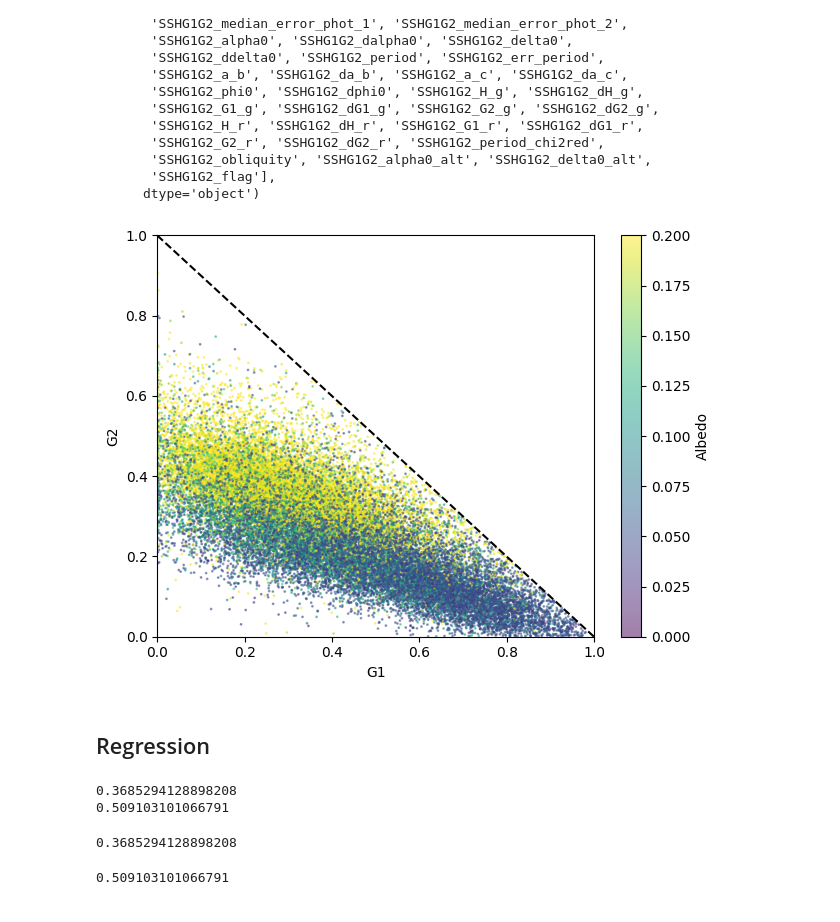
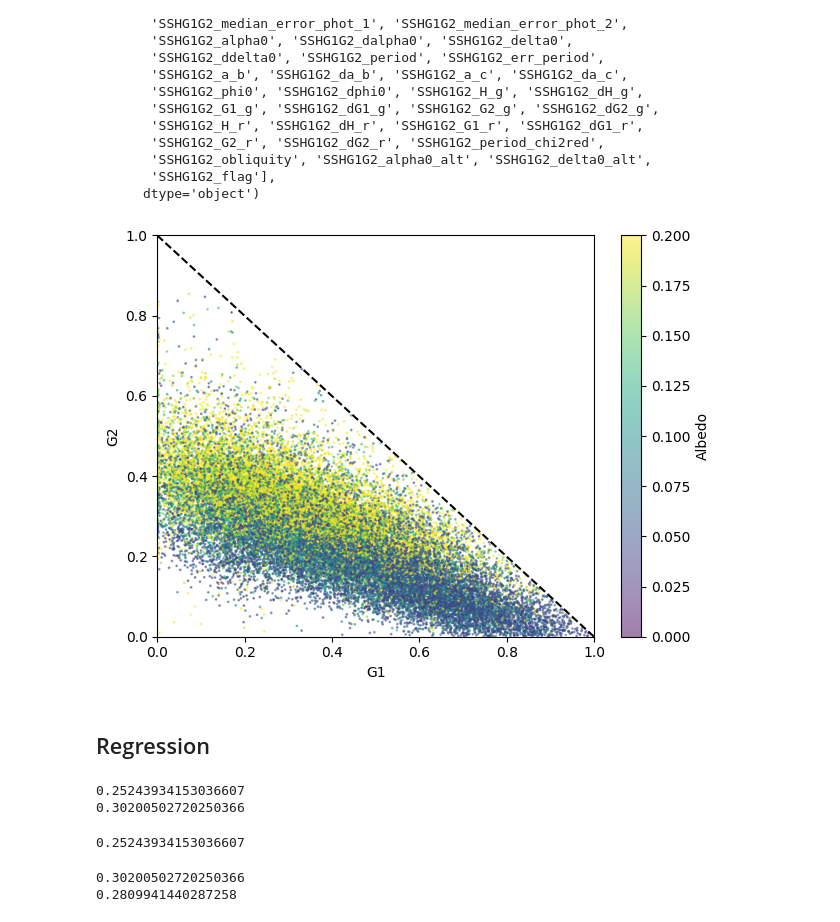
Before and after one commit to astrolabsoftware/fink-spins, a Jupyter notebook: notebooks/periods/phase_to_diameter.ipynb, the cells around one changed output. Saved outputs shown, nothing was run; the diff lists cells and outputs as text; code cells hidden in the pictures.

```diff
--- a/notebooks/periods/phase_to_diameter.ipynb
+++ b/notebooks/periods/phase_to_diameter.ipynb
@@ -157,30 +161,30 @@ Index(['SSHG1G2_fit', 'SSHG1G2_status', 'SSHG1G2_chi2red',
 # %%
 fig, ax = plt.subplots()  # figsize=(14, 8))
 
-filt = "r"
+filt = "g"
 im = ax.scatter(
     data.loc[mask, f"{flavor}_G1_{filt}"],
     data.loc[mask, f"{flavor}_G2_{filt}"],
     c=data.loc[mask, "albedo.value"],
     vmin=0,
     vmax=0.2,
     s=1,
     alpha=0.5,
 )
 
 x = np.linspace(0, 1, 10)
 ax.plot(x, 1 - x, color="black", linestyle="--")
 
 cbar = fig.colorbar(im, label="Albedo")
 
 # Axes
 ax.set_xlim(0, 1)
 ax.set_ylim(0, 1)
 ax.set_ylabel("G2")
 ax.set_xlabel("G1")
 
 fig.tight_layout()
 # %% [output]
-[figure, old version]
+[figure, new version]
 # %% [markdown]
 ## Regression
@@ -191,5 +202,5 @@ y = data.loc[mask, "albedo.value"].to_numpy()
 # %%
-# Compute regression
+# # Compute regression
 from sklearn.pipeline import make_pipeline
 
 from sklearn.linear_model import LinearRegression
@@ -197,31 +208,41 @@ from sklearn.neighbors import RadiusNeighborsRegressor
 
 
 
-for reg in [LinearRegression(), RadiusNeighborsRegressor(radius=0.005)]:
+for reg in [LinearRegression(), RadiusNeighborsRegressor(radius=0.05)]:
 # for reg in [LinearRegression()]:
     model = make_pipeline(reg)
-    model[0].fit(X, y)
-    score = model[0].score(X, y)
+    model[0].fit(X_train, y_train)
+    score = model[0].score(X_test, y_test)
     print( score )
 # %% [output]
-0.3685294128898208
-0.509103101066791
+0.25243934153036607
+0.30200502720250366
 # %%
-# Compute regression
+# # Compute regression
 from sklearn.linear_model import LinearRegression
+X_train, X_test, y_train, y_test = train_test_split(X, y, test_size=0.20, random_state=42)
 
-reg = LinearRegression().fit(X, y)
-print(reg.score(X, y))
+reg = LinearRegression().fit(X_train, y_train)
+print(reg.score(X_test, y_test))
 # %% [output]
-0.3685294128898208
+0.25243934153036607
 # %%
 from sklearn.neighbors import RadiusNeighborsRegressor, KNeighborsRegressor
 
-neigh = RadiusNeighborsRegressor(radius=0.005)
-neigh.fit(X, y)
+X_train, X_test, y_train, y_test = train_test_split(X, y, test_size=0.20, random_state=42)
 
-# neigh = KNeighborsRegressor(n_neighbors=5)
-# neigh.fit(X, y)
-print(neigh.score( X, y))
+neigh = RadiusNeighborsRegressor(radius=0.05)
+reg = neigh.fit(X_train, y_train)
+print(neigh.score(X_test, y_test))
+
+
+neigh = KNeighborsRegressor(n_neighbors=50, weights='distance')
+reg = neigh.fit(X_train, y_train)
+print(neigh.score(X_test, y_test))
+
+# save
+# with open('model.pkl','wb') as f:
+#     pickle.dump(neigh,f)
 # %% [output]
-0.509103101066791
+0.30200502720250366
+0.2809941440287258
```
Also changed, not shown: parts of 11 cells of this notebook.
